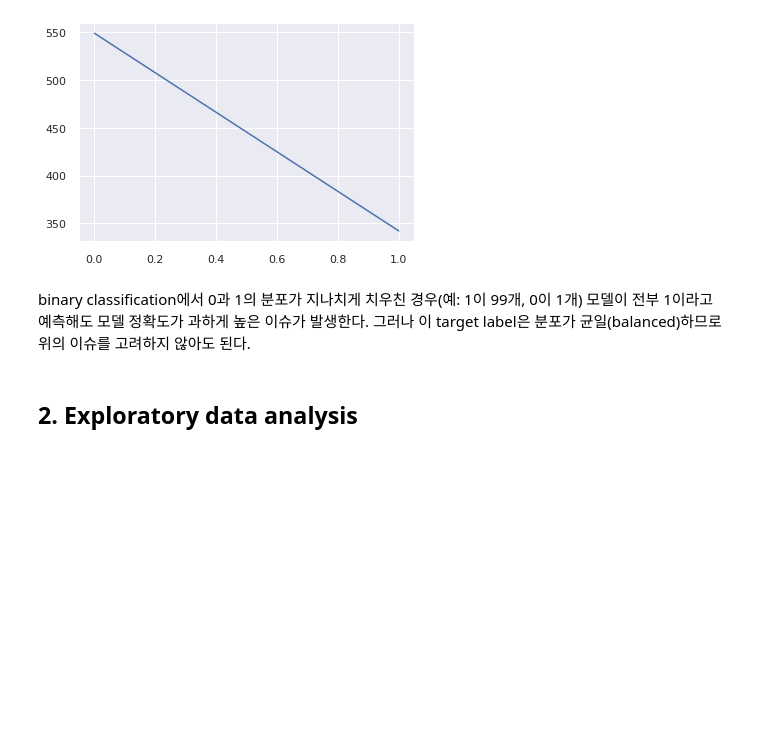
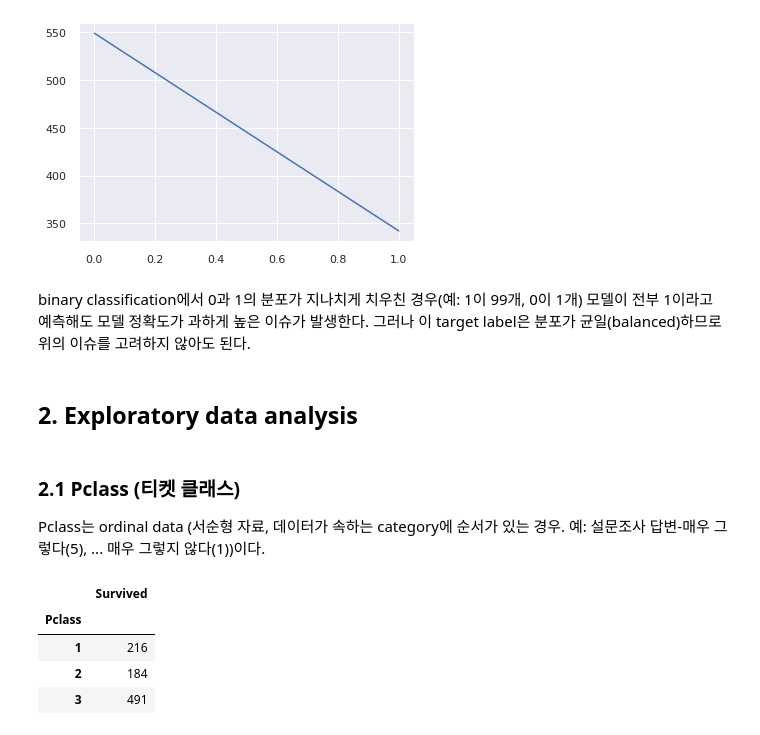
Before and after one commit to Soo-Im/Kaggle_Titanic, a Jupyter notebook: titanic-soo.ipynb, the cells around one changed output. Saved outputs shown, nothing was run; the diff lists cells and outputs as text; code cells hidden in the pictures; blank space fills up the shorter version.

```diff
--- a/titanic-soo.ipynb
+++ b/titanic-soo.ipynb
@@ -159,3 +159,16 @@ plt.show()
 binary classification에서 0과 1의 분포가 지나치게 치우친 경우(예: 1이 99개, 0이 1개) 모델이 전부 1이라고 예측해도 모델 정확도가 과하게 높은 이슈가 발생한다. 그러나 이 target label은 분포가 균일(balanced)하므로 위의 이슈를 고려하지 않아도 된다.
 # %% [markdown]
 ## 2. Exploratory data analysis
+# %% [markdown]
+### 2.1 Pclass (티켓 클래스)
+Pclass는 ordinal data (서순형 자료, 데이터가 속하는 category에 순서가 있는 경우. 예: 설문조사 답변-매우 그렇다(5), ... 매우 그렇지 않다(1))이다.
+# %%
+df_train[['Pclass','Survived']].groupby(['Pclass'],as_index=True).count()
+# df.groupby(['label']) 이용해 특정 label에 관한 통계치(mean, count, ...)를 구할 수 있다.
+# df.groupby(as_index=True)는 default이며 분류 시 특정 label을 새로운 index로 만든다.
+# %% [output]
+|  | Survived |
+| Pclass |  |
+| 1 | 216 |
+| 2 | 184 |
+| 3 | 491 |
```
Also changed, not shown: parts of 6 cells of this notebook.
